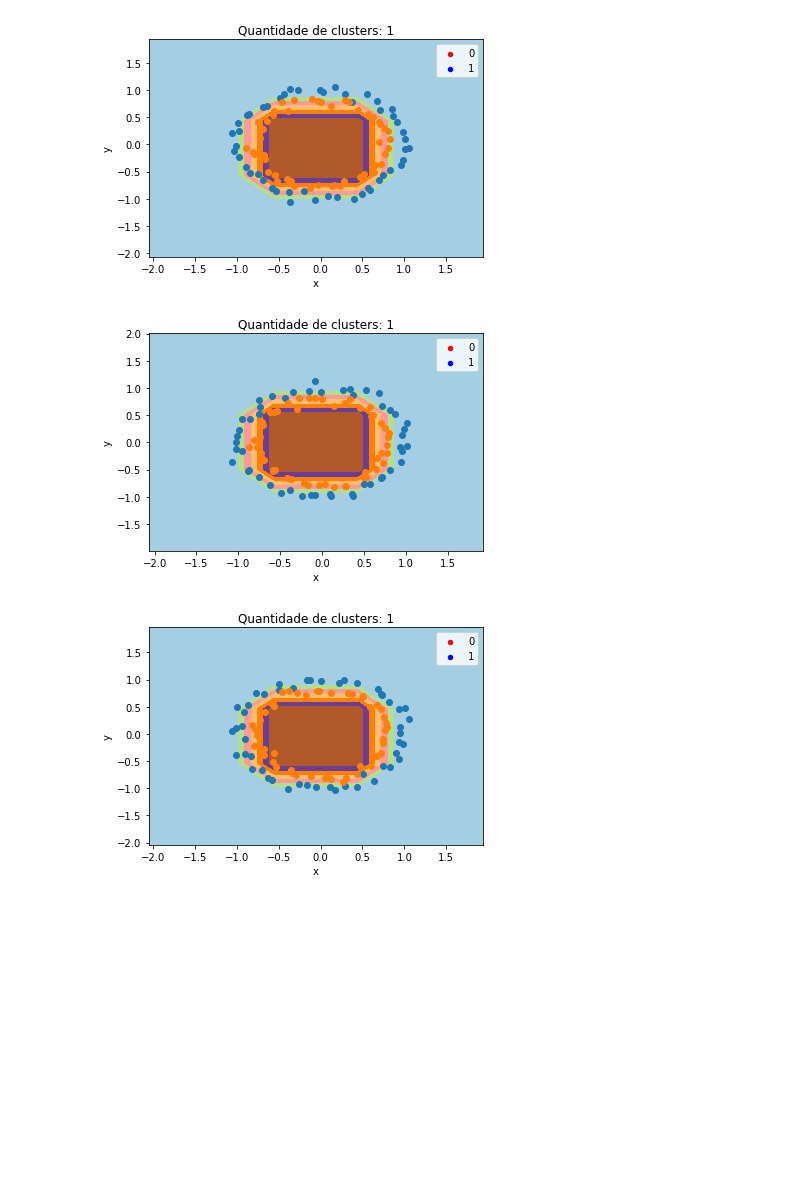
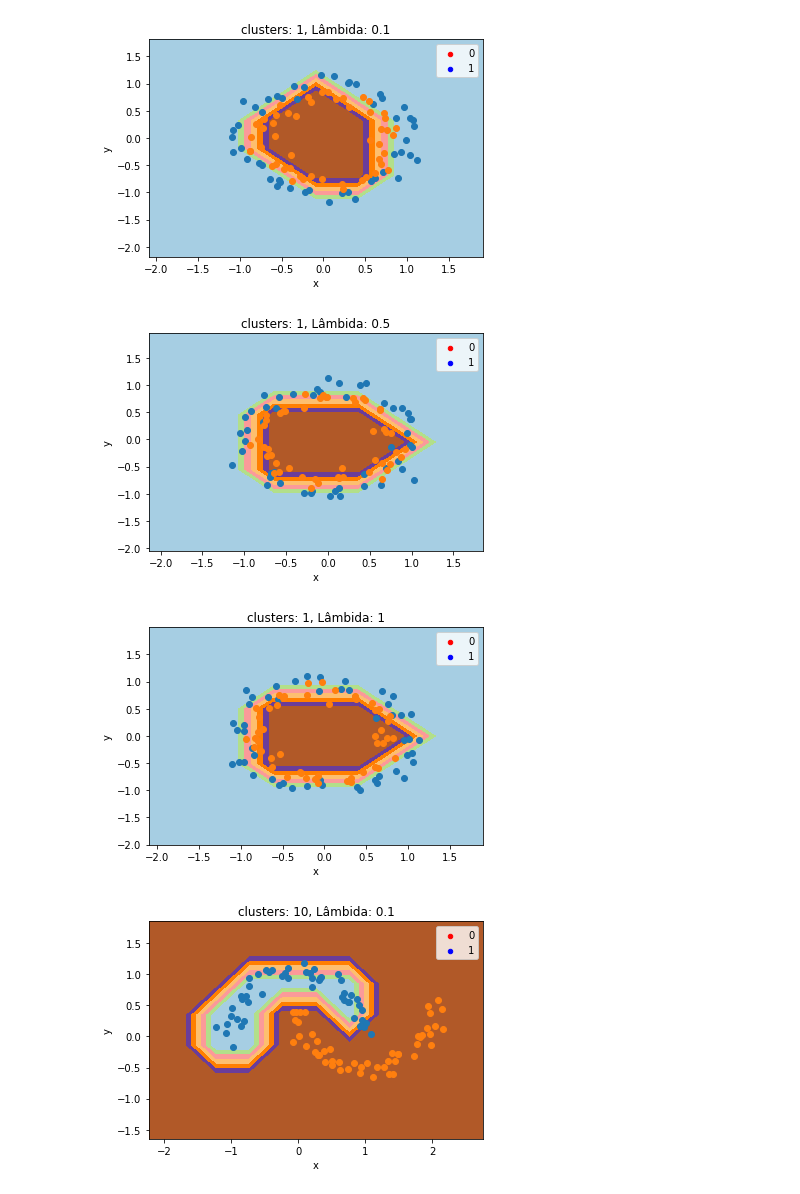
Before and after one commit to jueta/Artificial-Neural-Networks, a Jupyter notebook: Trabalho Intermediario/relatorio/codigos/testeRBF.ipynb, the cells around one changed output. Saved outputs shown, nothing was run; the diff lists cells and outputs as text; code cells hidden in the pictures; blank space fills up the shorter version.

```diff
--- a/Trabalho Intermediario/relatorio/codigos/testeRBF.ipynb
+++ b/Trabalho Intermediario/relatorio/codigos/testeRBF.ipynb
@@ -106,19 +106,21 @@ def YRBF(xin, modRBF):
 
     return Yhat
 # %%
-from sklearn.datasets import make_circles, make_moons, make_blobs
+from sklearn.datasets import make_circles, make_moons
 import matplotlib.pyplot as plt
 from numpy import where
 from numpy import meshgrid
 from numpy import arange
 from numpy import hstack
 import pandas as pd
+import warnings
+warnings.filterwarnings("ignore")
 
 def plotContour(format, nClusters, lambda_reg):
     if(format == 1):
-        X, y = make_circles(n_samples=100, noise=0.05)
+        X, y = make_circles(n_samples=100, noise=0.1)
     elif(format == 2):
-        X, y = make_moons(n_samples=100, noise=0.05)
+        X, y = make_moons(n_samples=100, noise=0.1)
     # scatter plot, dots colored by class value
 
     # define bounds of the domain
@@ -145,47 +147,52 @@ def plotContour(format, nClusters, lambda_reg):
     retlist = trainRBF(X[:,:2], y, nClusters, lambda_reg)
 
     m = retlist[0]
     covlist = retlist[1]
     W = retlist[2]
     H = retlist[3]
 
     #plotting contours
     # Make prediction from training process
     yhat = YRBF(grid, retlist)
     yhat = (yhat > 0.5).astype(int)
     yhat = pd.DataFrame(yhat).to_numpy()
 
     # reshape the predictions back into a grid
     zz = yhat.reshape(xx.shape)
     # plot the grid of x, y and z values as a surface
     plt.contourf(xx, yy, zz, cmap='Paired')
     # create scatter plot for samples from each class
     for class_value in range(2):
         # get row indexes for samples with this class
         row_ix = where(y == class_value)
         # create scatter of these samples
         plt.scatter(X[row_ix, 0], X[row_ix, 1], cmap='Paired')
     # show the plot
     if(nClusters == 1):
-        plt.title('Quantidade de clusters: 1')
-    if(nClusters == 5):
-        plt.title('Quantidade de clusters: 5')
+        if(lambda_reg == 0.1):
+            plt.title('clusters: 1, Lâmbida: 0.1')
+        if(lambda_reg == 0.5):
+            plt.title('clusters: 1, Lâmbida: 0.5')
+        if(lambda_reg == 1):
+            plt.title('clusters: 1, Lâmbida: 1')
     elif(nClusters == 10):
-        plt.title('Quantidade de clusters: 10')
-    elif(nClusters == 30):
-        plt.title('Quantidade de clusters: 30')
+        if(lambda_reg == 0.1):
+            plt.title('clusters: 10, Lâmbida: 0.1')
+        if(lambda_reg == 0.5):
+            plt.title('clusters: 10, Lâmbida: 0.5')
+        if(lambda_reg == 1):
+            plt.title('clusters: 10, Lâmbida: 1')
+
     plt.show()
 
+plotContour(1,1,0.1)
+plotContour(1,1,0.5)
 plotContour(1,1,1)
-plotContour(1,1,0.5)
-plotContour(1,1,0.1)
-# plotContour(1,5)
-# plotContour(1,10)
-# plotContour(1,30)
-# plotContour(2,5)
-# plotContour(2,10)
-# plotContour(2,30)
+plotContour(2,10, 0.1)
+plotContour(2,10, 0.5)
+plotContour(2,10, 1)
 # %% [output]
-[figure, old version]
+[figure, new version]
-[figure, old version]
+[figure, new version]
-[figure, old version]
+[figure, new version]
+[figure, added]
```
Also changed, not shown: parts of 5 cells of this notebook.
